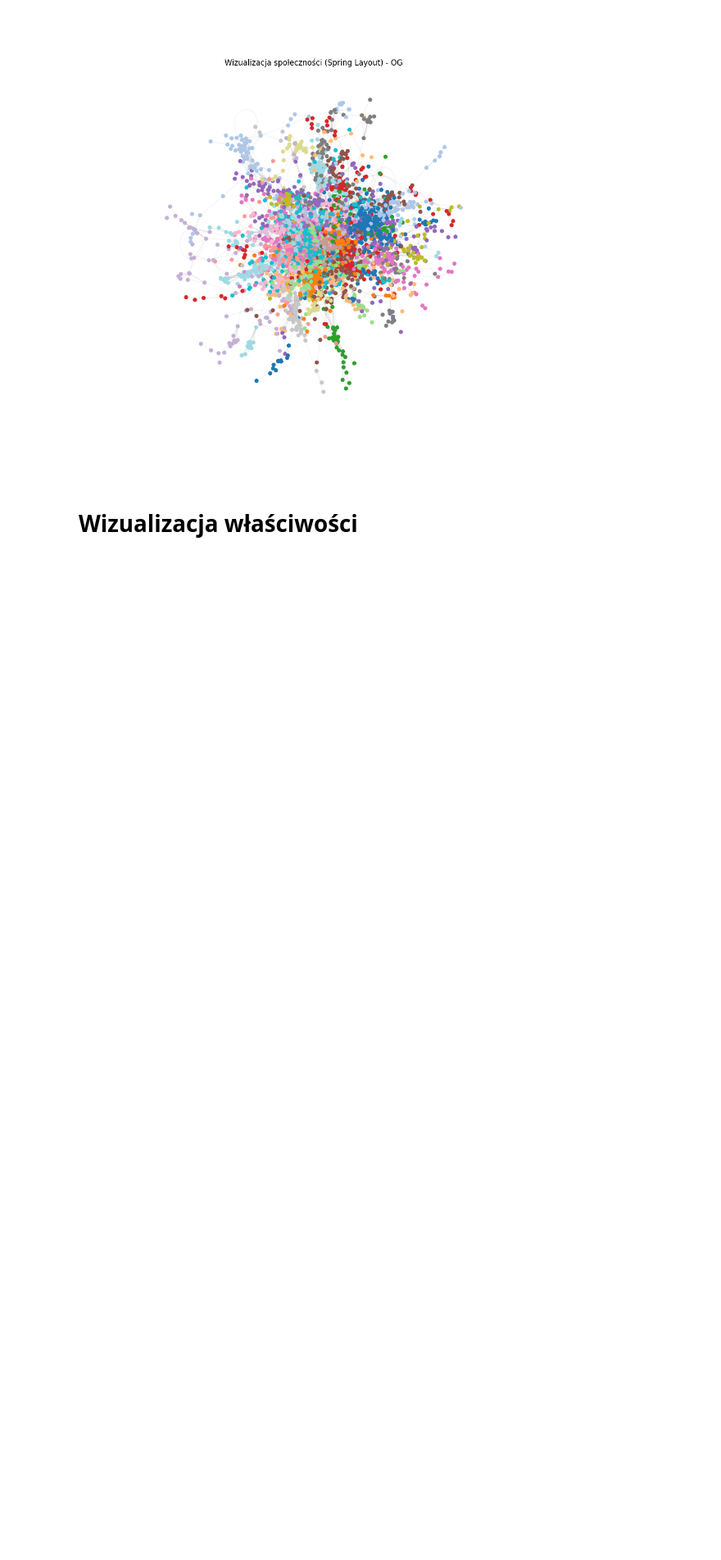
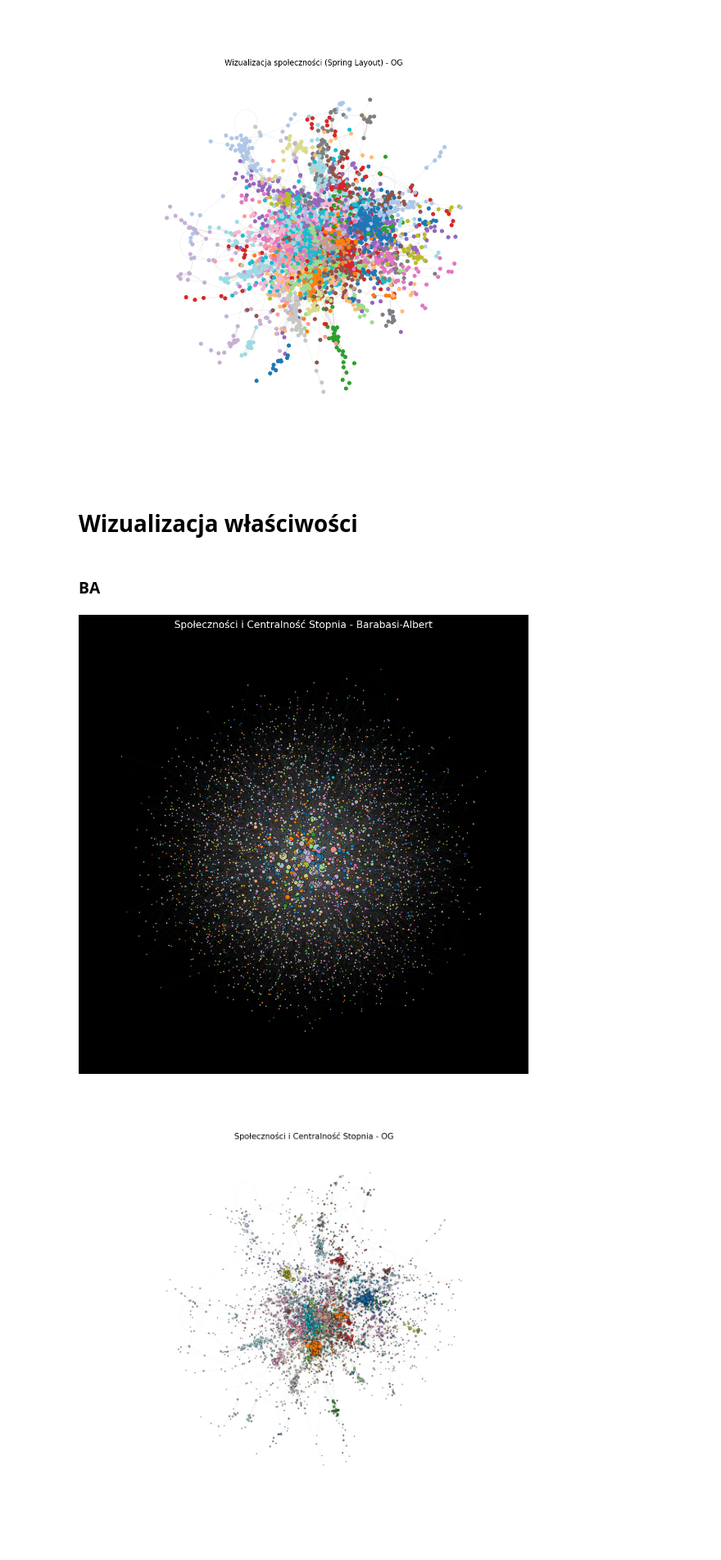
Before and after one commit to Drag0neUsz/complex-networks-L5-OGvsRandom, a Jupyter notebook: sample.ipynb, the cells around one changed output. Shown at 82% size. Saved outputs shown, nothing was run; the diff lists cells and outputs as text; code cells hidden in the pictures; blank space fills up the shorter version.

```diff
--- a/sample.ipynb
+++ b/sample.ipynb
@@ -274,3 +274,39 @@ Wyspowany współczynnik grupowania: 0.4165
 [figure]
 # %% [markdown]
 # Wizualizacja właściwości
+# %%
+def plot_communities_with_centrality(G, name="OG"):
+    communities = nx.community.louvain_communities(G, seed=67)
+    centrality = nx.degree_centrality(G)
+    node_sizes = [v * 5000 for v in centrality.values()]
+
+    plt.figure(figsize=(12, 12))
+    pos = nx.spring_layout(G, k=0.15, iterations=50, seed=42)
+
+    node_to_comm = {node: i for i, comm in enumerate(communities) for node in comm}
+    colors = [node_to_comm.get(n, 0) for n in G.nodes()]
+
+    nx.draw_networkx_edges(G, pos, alpha=0.03, edge_color='gray')
+
+    nodes = nx.draw_networkx_nodes(
+        G,
+        pos,
+        node_size=node_sizes,
+        node_color=colors,
+        cmap=plt.cm.tab20,
+        alpha=0.9,
+        linewidths=0.5,
+        edgecolors='black'
+    )
+
+    plt.title(f"Społeczności i Centralność Stopnia - {name}", fontsize=15)
+    plt.axis('off')
+    plt.show()
+    display(Image(filename='OG_spring_degree_centrality.png'))
+# %% [markdown]
+### BA
+# %%
+plot_communities_with_centrality(g_ba, "Barabasi-Albert")
+# %% [output]
+[figure, added]
+[figure, added]
```
Also changed, not shown: parts of 2 cells of this notebook.
